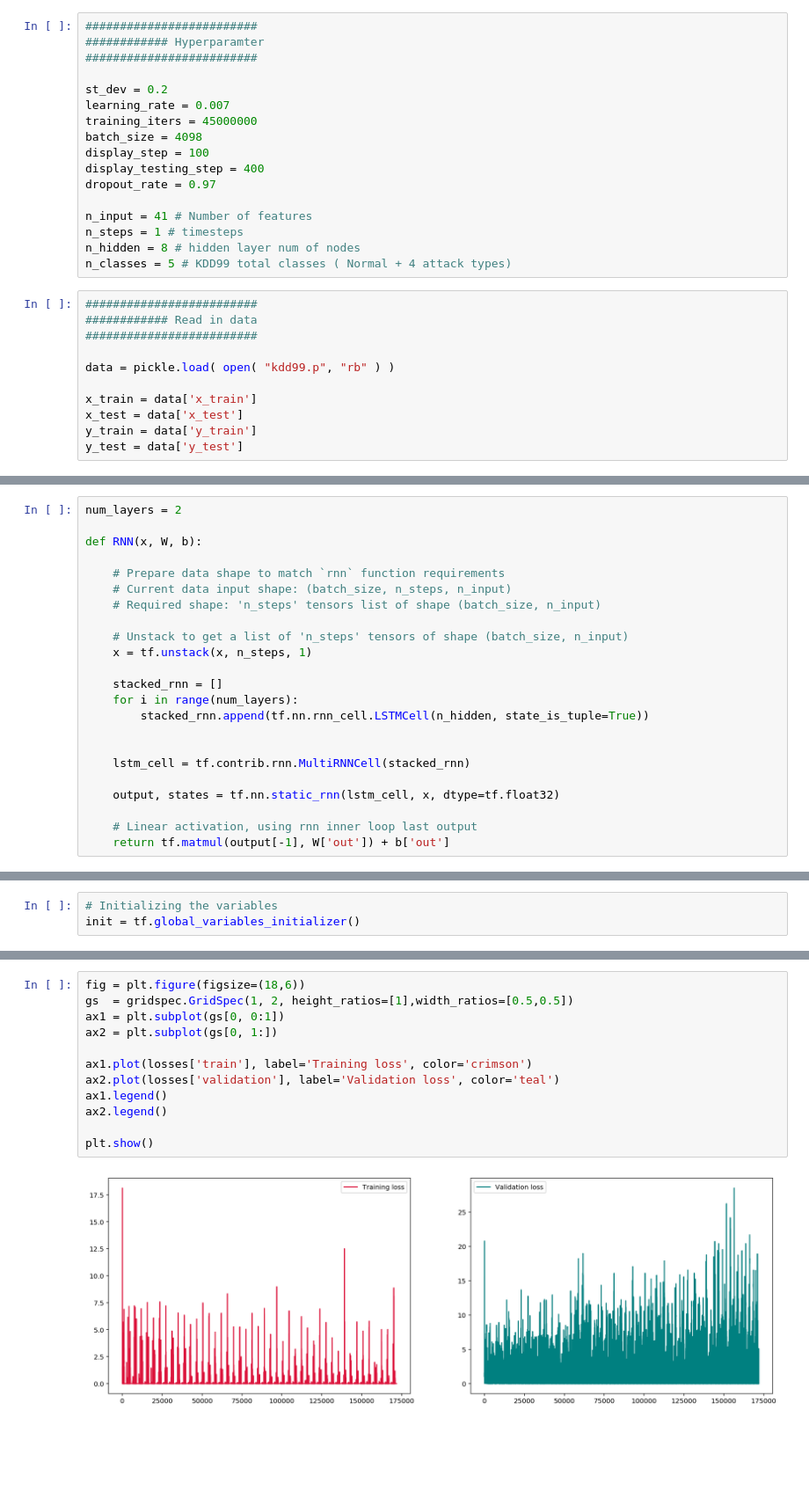
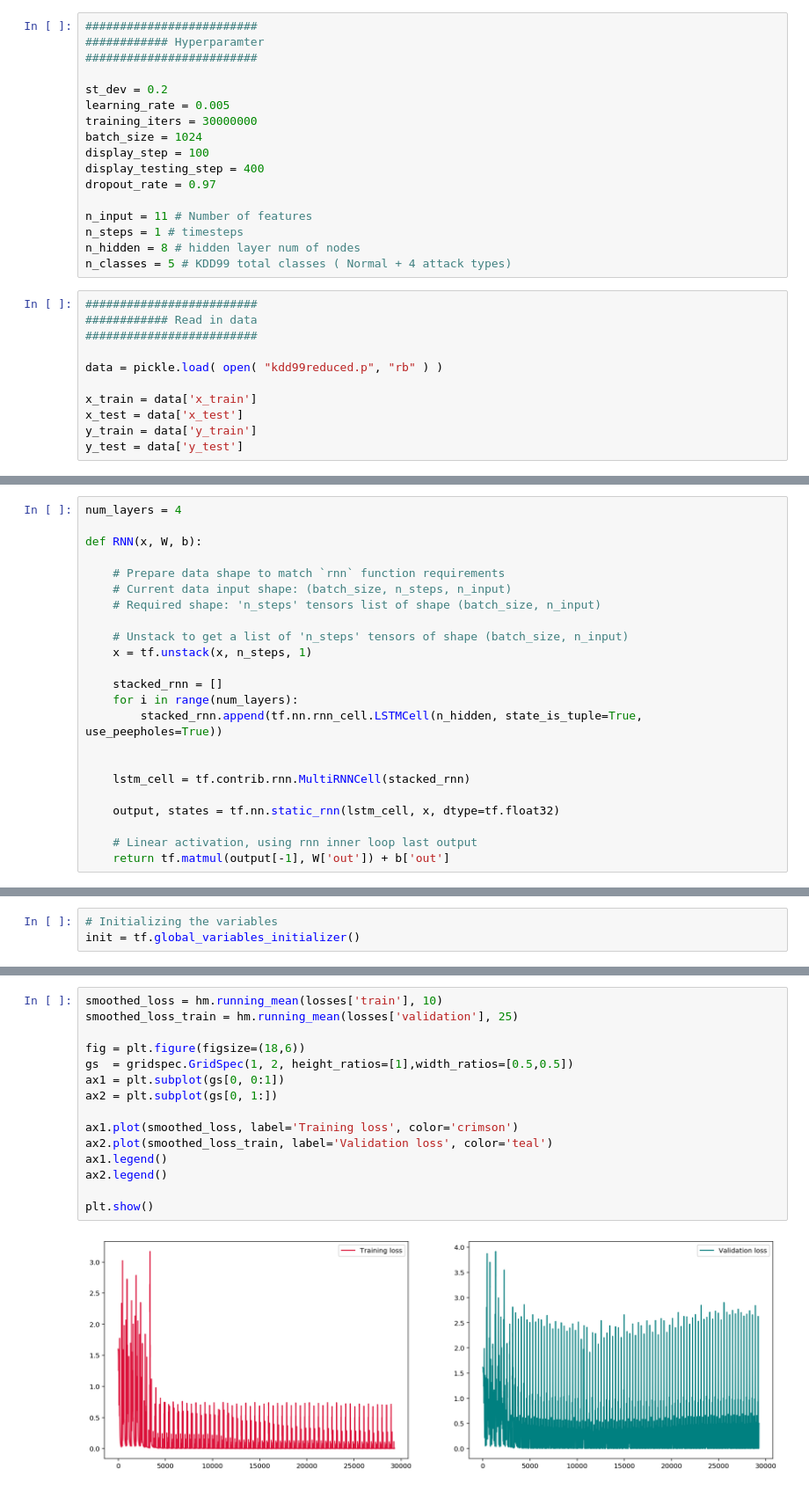
Before and after one commit to 386er/capstone, a Jupyter notebook: multicell_rnn.ipynb, the cells around one changed output, grey strips where cells are left out. Shown at 88% size. Cells and saved outputs as stored; diff of their text form; blank space fills up the shorter version.

```diff
--- a/multicell_rnn.ipynb
+++ b/multicell_rnn.ipynb
@@ -20,14 +20,14 @@ warnings.filterwarnings("ignore")
 #########################
 
 st_dev = 0.2
-learning_rate = 0.007
-training_iters = 45000000
-batch_size = 4098
+learning_rate = 0.005
+training_iters = 30000000
+batch_size = 1024
 display_step = 100
 display_testing_step = 400
 dropout_rate = 0.97
 
-n_input = 41 # Number of features
+n_input = 11 # Number of features
 n_steps = 1 # timesteps
 n_hidden = 8 # hidden layer num of nodes
 n_classes = 5 # KDD99 total classes ( Normal + 4 attack types)
@@ -36,7 +36,7 @@ n_classes = 5 # KDD99 total classes ( Normal + 4 attack types)
 ############ Read in data
 #########################
 
-data = pickle.load( open( "kdd99.p", "rb" ) )
+data = pickle.load( open( "kdd99reduced.p", "rb" ) )
 
 x_train = data['x_train']
 x_test = data['x_test']
@@ -59,7 +61,7 @@ b = {
     'out': tf.Variable(tf.zeros([n_classes]))
 }
 # %%
-num_layers = 2
+num_layers = 4
 
 def RNN(x, W, b):
 
@@ -72,7 +74,7 @@ def RNN(x, W, b):
 
     stacked_rnn = []
     for i in range(num_layers):
-        stacked_rnn.append(tf.nn.rnn_cell.LSTMCell(n_hidden, state_is_tuple=True))
+        stacked_rnn.append(tf.nn.rnn_cell.LSTMCell(n_hidden, state_is_tuple=True, use_peepholes=True))
 
 
     lstm_cell = tf.contrib.rnn.MultiRNNCell(stacked_rnn)
@@ -172,17 +174,20 @@ plt.show()
 # %%
+smoothed_loss = hm.running_mean(losses['train'], 10)
+smoothed_loss_train = hm.running_mean(losses['validation'], 25)
+
 fig = plt.figure(figsize=(18,6))
 gs  = gridspec.GridSpec(1, 2, height_ratios=[1],width_ratios=[0.5,0.5])
 ax1 = plt.subplot(gs[0, 0:1])
 ax2 = plt.subplot(gs[0, 1:])
 
-ax1.plot(losses['train'], label='Training loss', color='crimson')
-ax2.plot(losses['validation'], label='Validation loss', color='teal')
+ax1.plot(smoothed_loss, label='Training loss', color='crimson')
+ax2.plot(smoothed_loss_train, label='Validation loss', color='teal')
 ax1.legend()
 ax2.legend()
 
 plt.show()
 # %% [output]
-[figure, old version]
+[figure, new version]
 # %%
 conf_bench = hm.getBenchmarkResults()
 metrics = hm.computePerformanceMetrics(conf_bench, conf_matrix)
```
Also changed, not shown: parts of 4 cells of this notebook, 3 other files.
